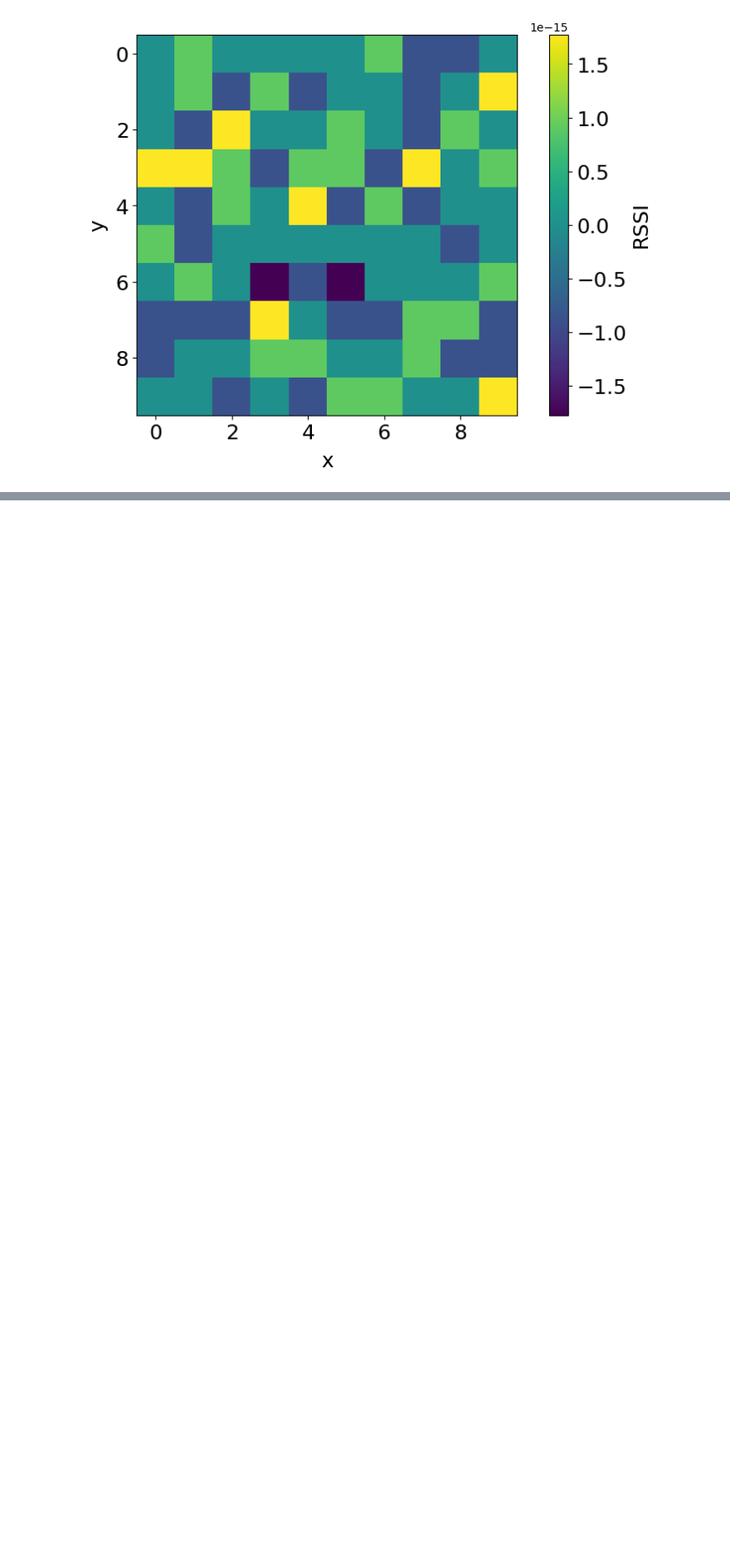
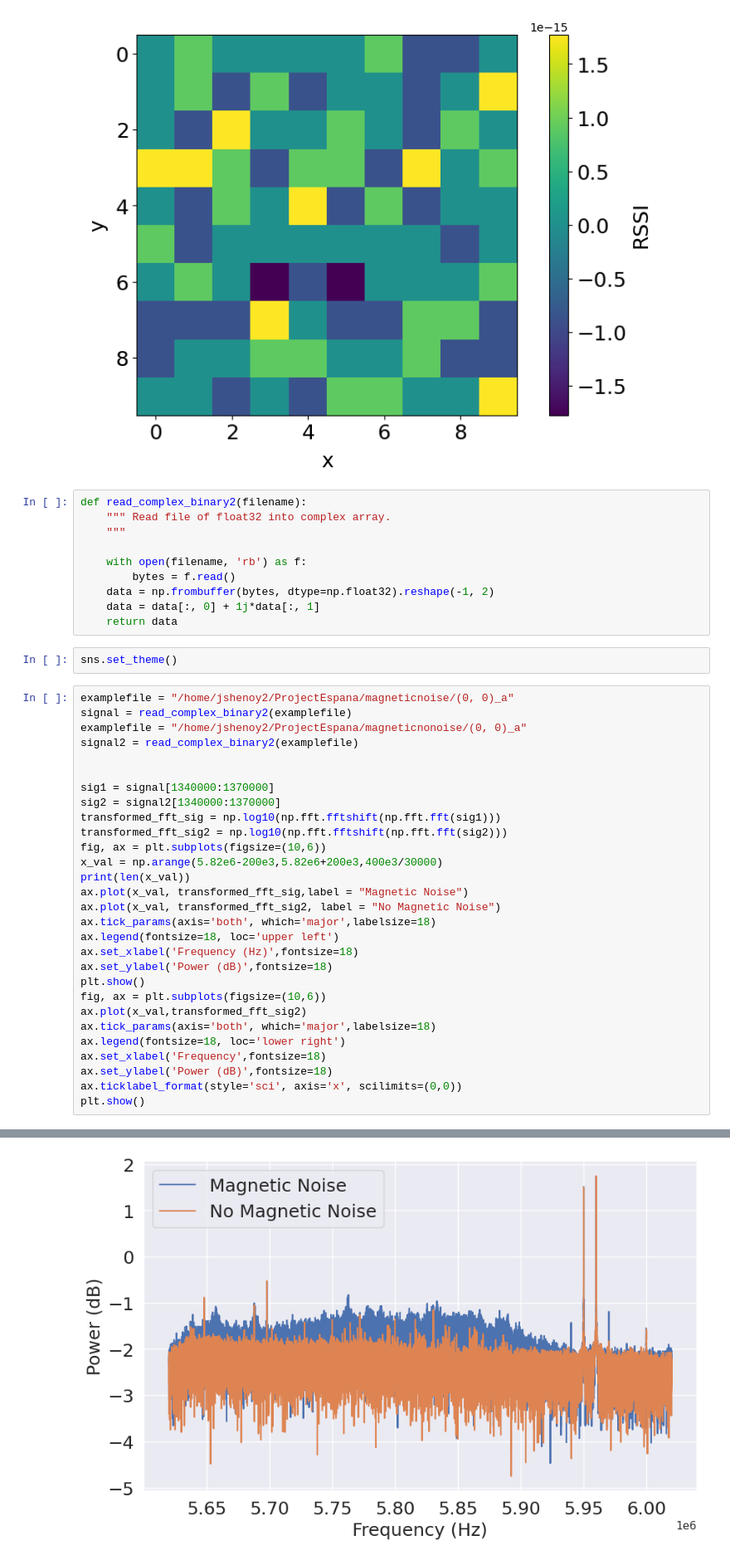
Before and after one commit to ConnectedSystemsLab/NFC, a Jupyter notebook: Microbenchmarks.ipynb, the cells around one changed output, grey strips where cells are left out. Shown at 83% size. Drawn from its saved outputs; the diff is of its cells as text; blank space fills up the shorter version.

```diff
--- a/Microbenchmarks.ipynb
+++ b/Microbenchmarks.ipynb
@@ -264,3 +264,45 @@ plot_field(nkfig)
 [figure]
 [figure]
 [figure]
+# %%
+def read_complex_binary2(filename):
+    """ Read file of float32 into complex array.
+    """
+
+    with open(filename, 'rb') as f:
+        bytes = f.read()
+    data = np.frombuffer(bytes, dtype=np.float32).reshape(-1, 2)
+    data = data[:, 0] + 1j*data[:, 1]
+    return data
+# %%
+sns.set_theme()
+# %%
+examplefile = "/home/jshenoy2/ProjectEspana/magneticnoise/(0, 0)_a"
+signal = read_complex_binary2(examplefile)
+examplefile = "/home/jshenoy2/ProjectEspana/magneticnonoise/(0, 0)_a"
+signal2 = read_complex_binary2(examplefile)
+
+
+sig1 = signal[1340000:1370000]
+sig2 = signal2[1340000:1370000]
+transformed_fft_sig = np.log10(np.fft.fftshift(np.fft.fft(sig1)))
+transformed_fft_sig2 = np.log10(np.fft.fftshift(np.fft.fft(sig2)))
+fig, ax = plt.subplots(figsize=(10,6))
+x_val = np.arange(5.82e6-200e3,5.82e6+200e3,400e3/30000)
+print(len(x_val))
+ax.plot(x_val, transformed_fft_sig,label = "Magnetic Noise")
+ax.plot(x_val, transformed_fft_sig2, label = "No Magnetic Noise")
+ax.tick_params(axis='both', which='major',labelsize=18)
+ax.legend(fontsize=18, loc='upper left')
+ax.set_xlabel('Frequency (Hz)',fontsize=18)
+ax.set_ylabel('Power (dB)',fontsize=18)
+plt.show()
+fig, ax = plt.subplots(figsize=(10,6))
+ax.plot(x_val,transformed_fft_sig2)
+ax.tick_params(axis='both', which='major',labelsize=18)
+ax.legend(fontsize=18, loc='lower right')
+ax.set_xlabel('Frequency',fontsize=18)
+ax.set_ylabel('Power (dB)',fontsize=18)
+ax.ticklabel_format(style='sci', axis='x', scilimits=(0,0))
+plt.show()
+# %% [output]
@@ -266,0 +310 @@ plot_field(nkfig)
+[figure, added]
```
Also changed, not shown: parts of 1 cell of this notebook, 1 other file.
